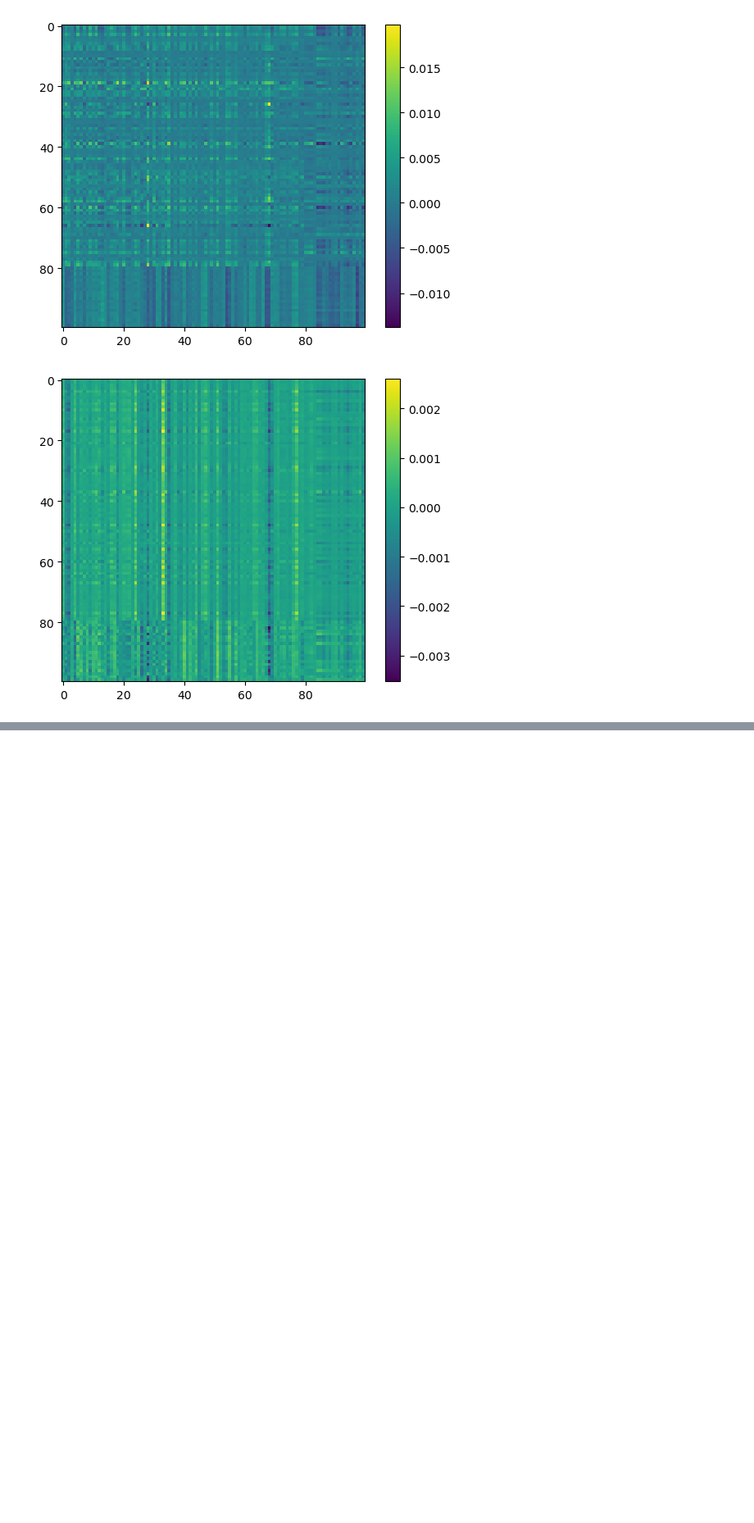
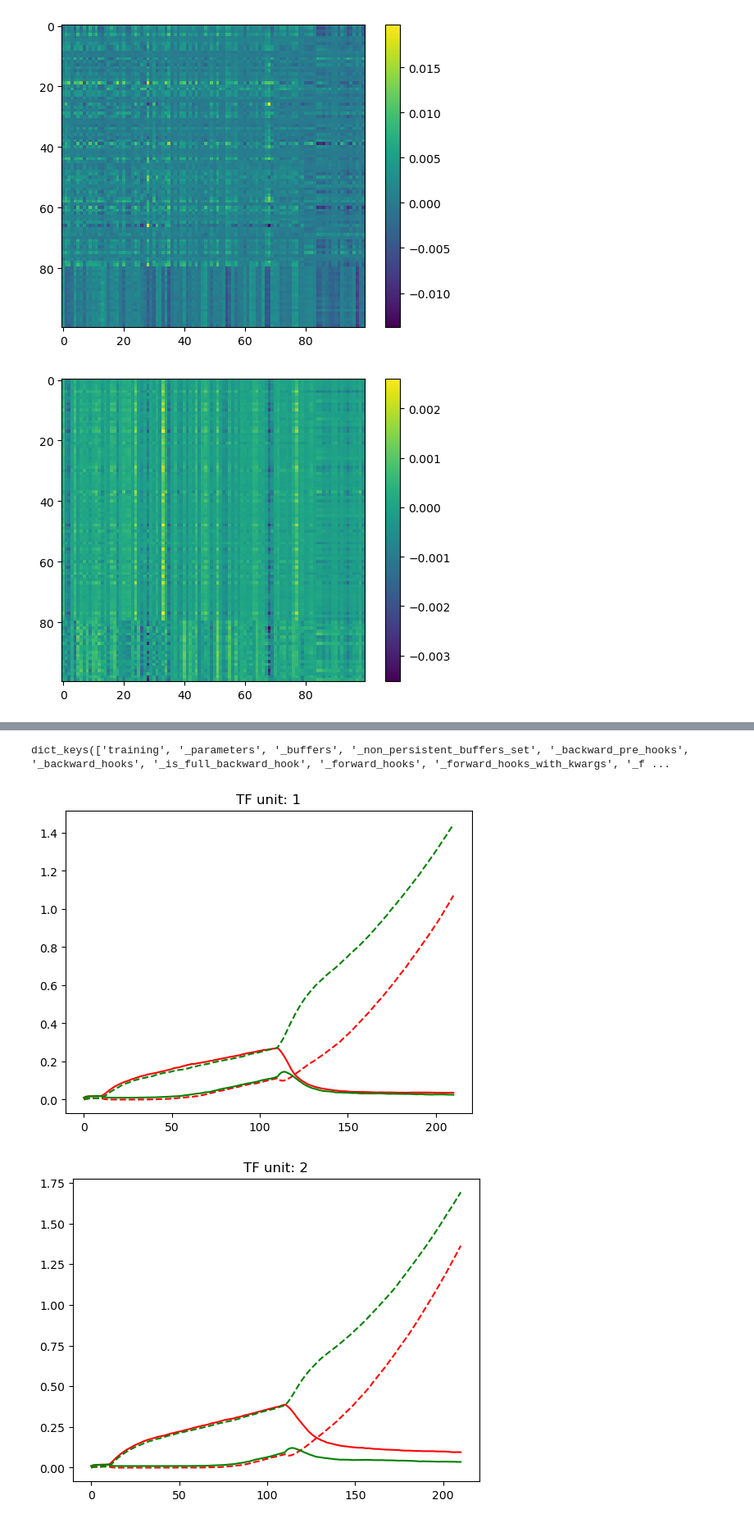
Before and after one commit to tianw6/lowrank_inference, a Jupyter notebook: notebooks/debug3Area.ipynb, the cells around one changed output, grey strips where cells are left out. Shown at 82% size. Drawn from its saved outputs; the diff is of its cells as text; code cells hidden in the pictures; blank space fills up the shorter version.

```diff
--- a/notebooks/debug3Area.ipynb
+++ b/notebooks/debug3Area.ipynb
@@ -382,0 +436,27 @@ plt.show()
+# %%
+attributes = net1.__dict__
+attributes.keys()
+# %% [output]
+dict_keys(['training', '_parameters', '_buffers', '_non_persistent_buffers_set', '_backward_pre_hooks', '_backward_hooks', '_is_full_backward_hook', '_forward_hooks', '_forward_hooks_with_kwargs', '_f ...
+# %%
+traj1 = traj.detach().numpy()
+
+traj1 = np.maximum(traj1, 0)
+
+decisions1 = decisions.detach().numpy()
+
+tfRL = traj1[np.logical_and(decisions1 == -1, cohAll_val > 0),:,:]
+tfRR = traj1[np.logical_and(decisions1 == 1, cohAll_val > 0),:,:]
+tfGL = traj1[np.logical_and(decisions1 == -1, cohAll_val < 0),:,:]
+tfGR = traj1[np.logical_and(decisions1 == 1, cohAll_val < 0),:,:]
+
+for n in range(1,10):
+    plt.figure()
+    plt.plot(np.mean(tfRL,axis = 0)[:,n]+0.01, 'r-')
+    plt.plot(np.mean(tfRR,axis = 0)[:,n], 'r--')
+    plt.plot(np.mean(tfGL,axis = 0)[:,n]+0.01, 'g-')
+    plt.plot(np.mean(tfGR,axis = 0)[:,n], 'g--')
+    plt.title("TF unit: " + str(n))
+# %% [output]
+[figure, added]
+[figure, added]
```
Also changed, not shown: parts of 16 cells of this notebook, 3 other files.
